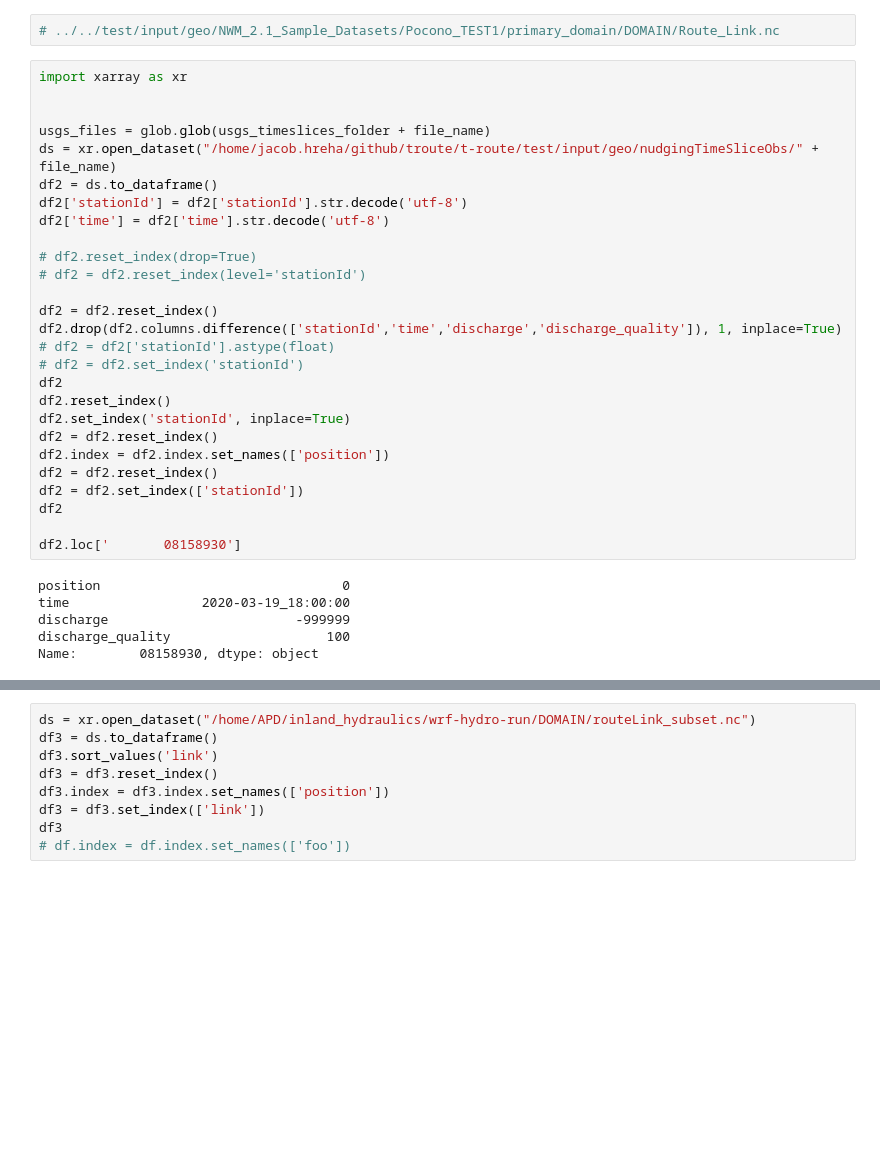
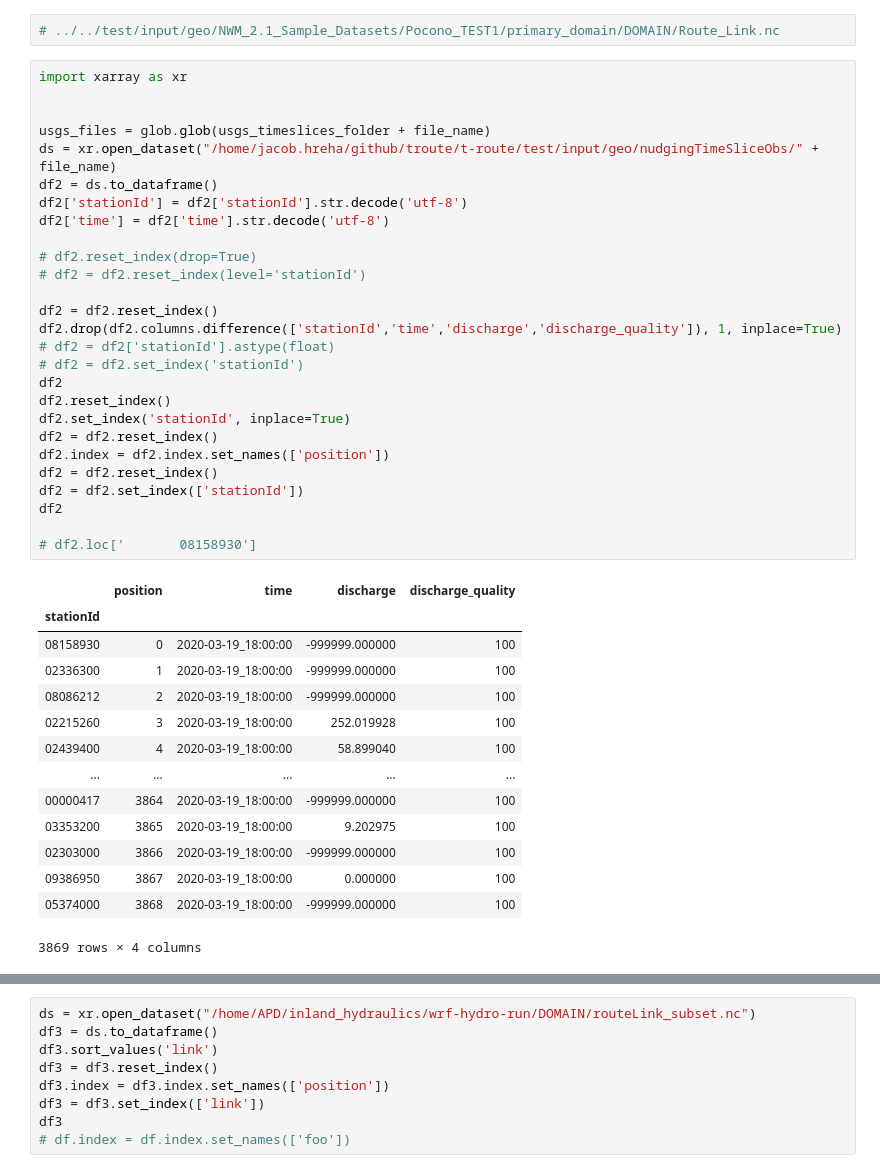
Before and after one commit to NOAA-OWP/t-route, a Jupyter notebook: src/python_routing_v02/usgs_test.ipynb, the cells around one changed output, grey strips where cells are left out. Saved outputs shown, nothing was run; the diff lists cells and outputs as text; blank space fills up the shorter version.

```diff
--- a/src/python_routing_v02/usgs_test.ipynb
+++ b/src/python_routing_v02/usgs_test.ipynb
@@ -169,36 +159,45 @@ def get_usgs_from_wrf_hydro(qlat_files,index_col="stationIdInd",value_col="disch
 # %%
 import xarray as xr
 
 
 usgs_files = glob.glob(usgs_timeslices_folder + file_name)
 ds = xr.open_dataset("/home/jacob.hreha/github/troute/t-route/test/input/geo/nudgingTimeSliceObs/" + file_name)
 df2 = ds.to_dataframe()
 df2['stationId'] = df2['stationId'].str.decode('utf-8')
 df2['time'] = df2['time'].str.decode('utf-8')
 
 # df2.reset_index(drop=True)
 # df2 = df2.reset_index(level='stationId')
 
 df2 = df2.reset_index()
 df2.drop(df2.columns.difference(['stationId','time','discharge','discharge_quality']), 1, inplace=True)
 # df2 = df2['stationId'].astype(float)
 # df2 = df2.set_index('stationId')
 df2
 df2.reset_index()
 df2.set_index('stationId', inplace=True)
 df2 = df2.reset_index()
 df2.index = df2.index.set_names(['position'])
 df2 = df2.reset_index()
 df2 = df2.set_index(['stationId'])
 df2
 
-df2.loc['       08158930']
+# df2.loc['       08158930']
 # %% [output]
+|  | position | time | discharge | discharge_quality |
+| stationId |  |  |  |  |
+| 08158930 | 0 | 2020-03-19_18:00:00 | -999999.000000 | 100 |
+| 02336300 | 1 | 2020-03-19_18:00:00 | -999999.000000 | 100 |
+| 08086212 | 2 | 2020-03-19_18:00:00 | -999999.000000 | 100 |
+| 02215260 | 3 | 2020-03-19_18:00:00 | 252.019928 | 100 |
+| 02439400 | 4 | 2020-03-19_18:00:00 | 58.899040 | 100 |
+| ... | ... | ... | ... | ... |
+| 00000417 | 3864 | 2020-03-19_18:00:00 | -999999.000000 | 100 |
+| 03353200 | 3865 | 2020-03-19_18:00:00 | 9.202975 | 100 |
+| 02303000 | 3866 | 2020-03-19_18:00:00 | -999999.000000 | 100 |
+| 09386950 | 3867 | 2020-03-19_18:00:00 | 0.000000 | 100 |
+| 05374000 | 3868 | 2020-03-19_18:00:00 | -999999.000000 | 100 |
-position                               0
-time                 2020-03-19_18:00:00
-discharge                        -999999
-discharge_quality                    100
-Name:        08158930, dtype: object
+3869 rows × 4 columns
 # %%
 df2 = df2.reset_index()
 df2.index = df2.index.set_names(['position'])
```
Also changed, not shown: parts of 22 cells of this notebook.
